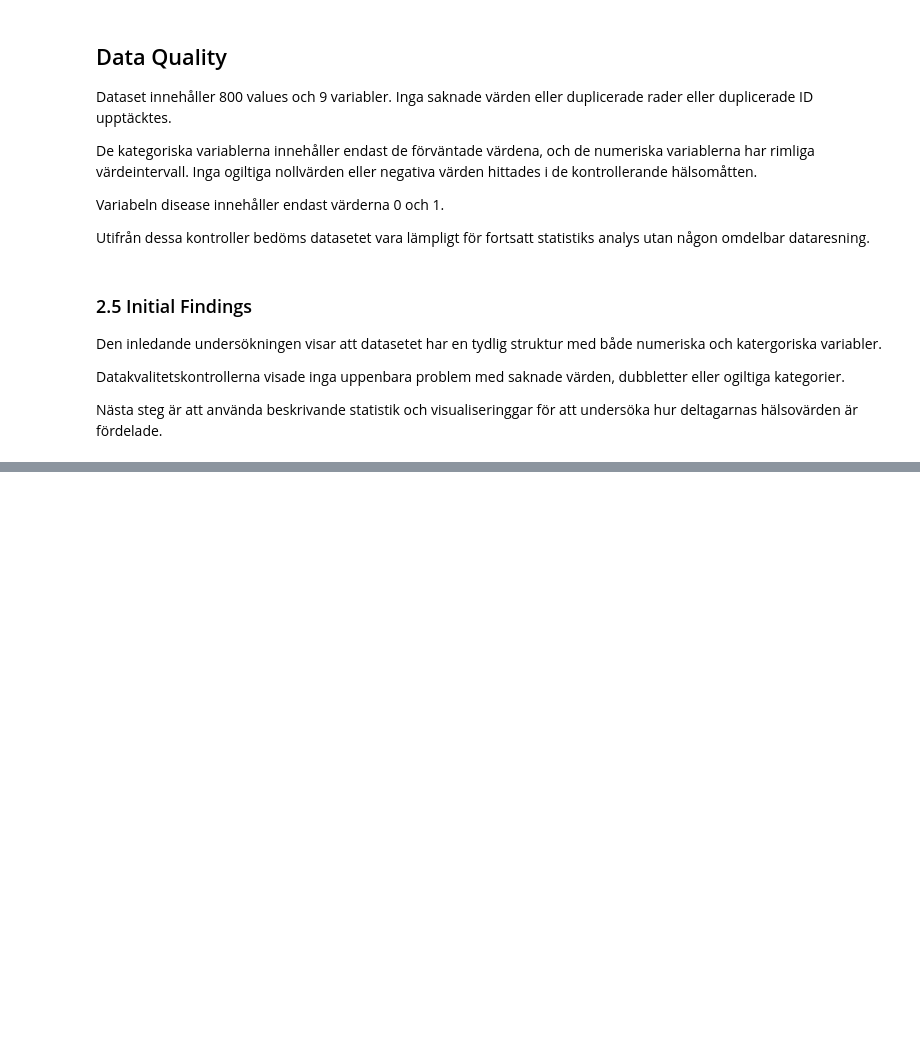
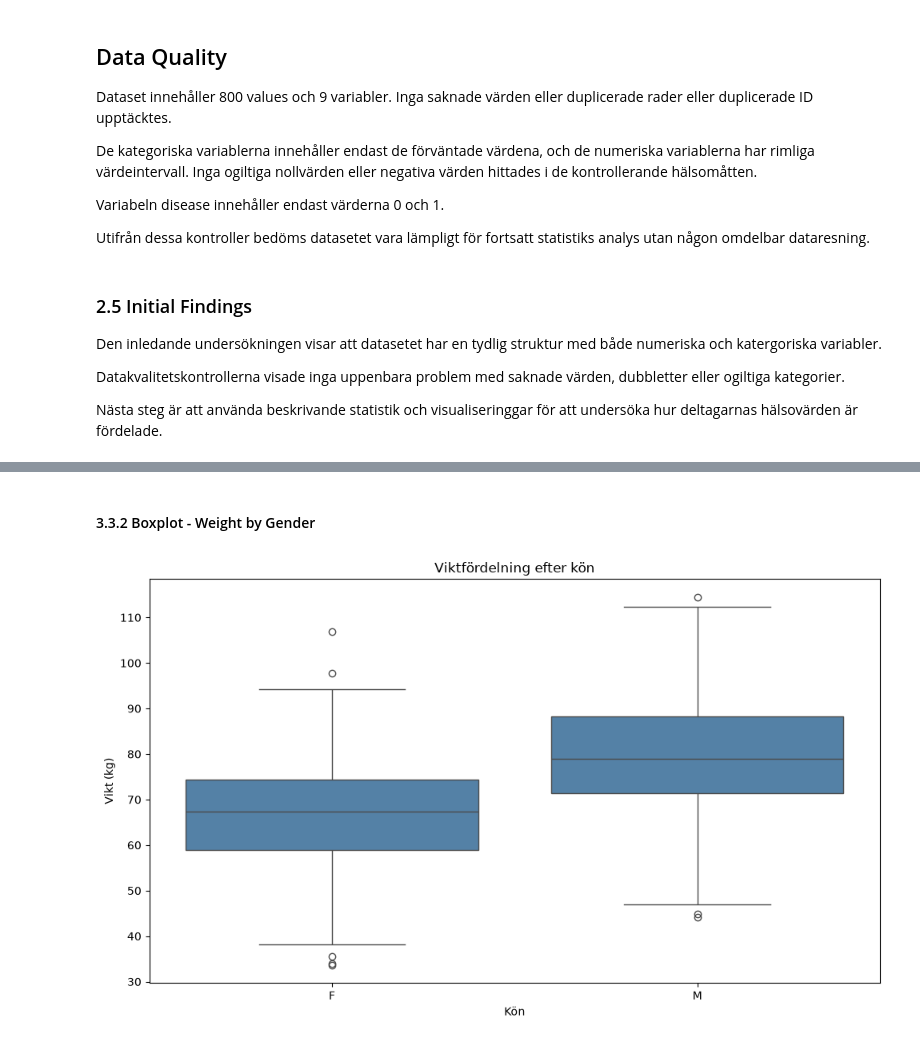
Before and after one commit to Sebas99-Luis/health-study, a Jupyter notebook: notebooks/health_study_analysis.ipynb, the cells around one changed output, grey strips where cells are left out. Saved outputs shown, nothing was run; the diff lists cells and outputs as text; code cells hidden in the pictures; blank space fills up the shorter version.

```diff
--- a/notebooks/health_study_analysis.ipynb
+++ b/notebooks/health_study_analysis.ipynb
@@ -177,0 +235,20 @@ Nästa steg är att använda beskrivande statistik och visualiseringgar för att
+# %% [markdown]
+#### 3.3.2 Boxplot - Weight by Gender
+# %%
+plt.figure(figsize=(10, 6))
+
+sns.boxplot(
+    data=df,
+    x="sex",
+    y="weight",
+    color="steelblue"
+)
+
+plt.title("Viktfördelning efter kön")
+plt.xlabel("Kön")
+plt.ylabel("Vikt (kg)")
+
+plt.tight_layout()
+plt.show()
+# %% [output]
+[figure, added]
```
Also changed, not shown: parts of 22 cells of this notebook.
